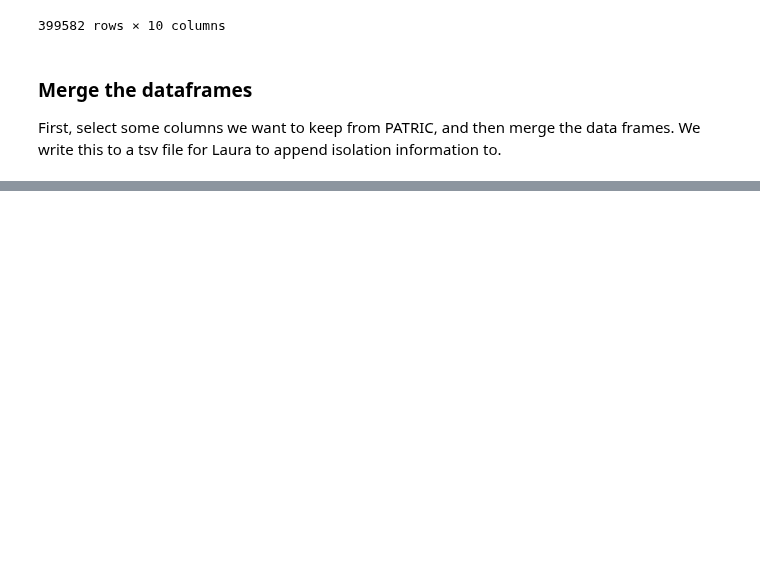
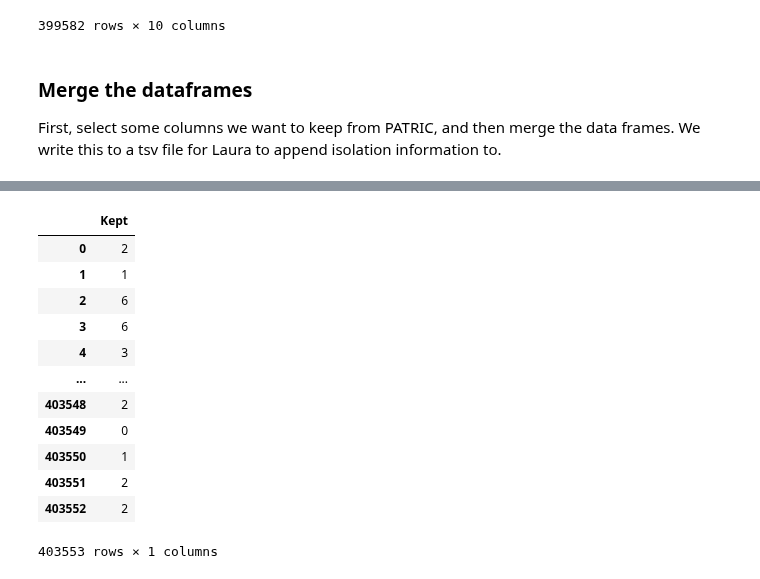
Before and after one commit to linsalrob/PhispyAnalysis, a Jupyter notebook: DataAnalysis/RAST sources.ipynb, the cells around one changed output, grey strips where cells are left out. Saved outputs shown, nothing was run; the diff lists cells and outputs as text; code cells hidden in the pictures; blank space fills up the shorter version.

```diff
--- a/DataAnalysis/RAST sources.ipynb
+++ b/DataAnalysis/RAST sources.ipynb
@@ -111,0 +174,16 @@ phagemeta.to_csv(os.path.join('results', 'example_isolations.tsv'), sep='\t')
+# %%
+phagemeta.iloc[:,34:35]
+# %% [output]
+|  | Kept |
+| 0 | 2 |
+| 1 | 1 |
+| 2 | 6 |
+| 3 | 6 |
+| 4 | 3 |
+| ... | ... |
+| 403548 | 2 |
+| 403549 | 0 |
+| 403550 | 1 |
+| 403551 | 2 |
+| 403552 | 2 |
+403553 rows × 1 columns
```
Also changed, not shown: parts of 12 cells of this notebook.
